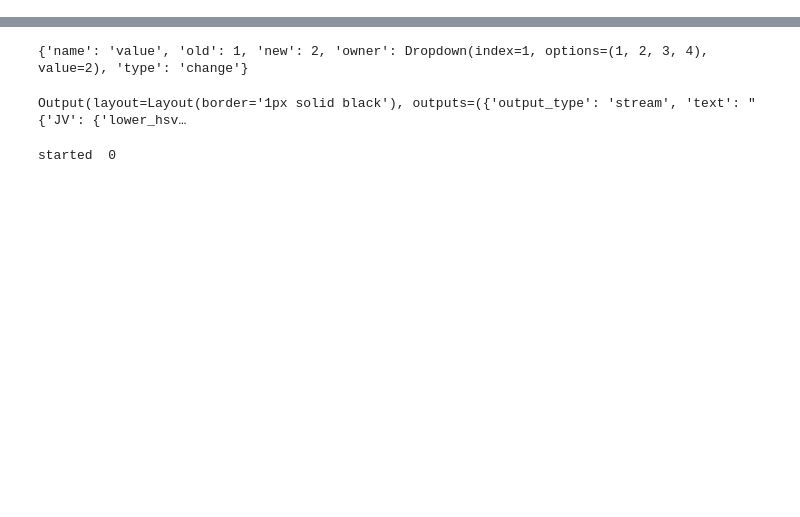
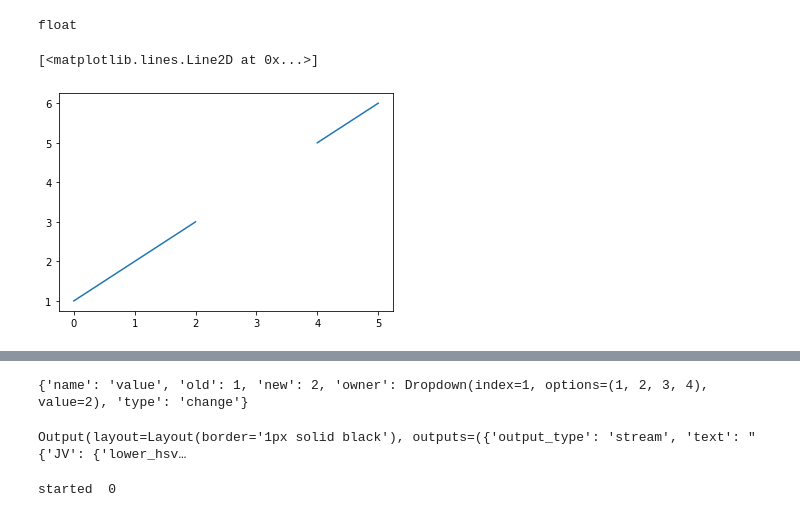
Before and after one commit to josuemoreau/Jugglyng, a Jupyter notebook: Expérimentations/test_leo/balltracker_app.ipynb, the cells around one changed output, grey strips where cells are left out. Drawn from its saved outputs; the diff is of its cells as text; code cells hidden in the pictures; blank space fills up the shorter version.

Commit message:
Fin de la série de push de Josué mouahaha (+ clarification code + plot)
Mouahahaha

```diff
--- a/Expérimentations/test_leo/balltracker_app.ipynb
+++ b/Expérimentations/test_leo/balltracker_app.ipynb
@@ -418,0 +125,14 @@ Ball(name = 'blue', lower_hsv = [95, 46, 55], higher_hsv = [119, 207, 194])
+# %%
+path = 'jsontest.json'
+data = (1, 2, np.nan)
+with open(path, 'w') as f:
+    json.dump(data, f)
+with open(path, 'r') as f:
+    data = json.load(f)
+# %% [output]
+float
+# %%
+plt.plot([1, 2, 3, float('nan'), 5, 6])
+# %% [output]
+[<matplotlib.lines.Line2D at 0x...>]
+[figure, added]
```
Also changed, not shown: parts of 29 cells of this notebook, 5 other files.
